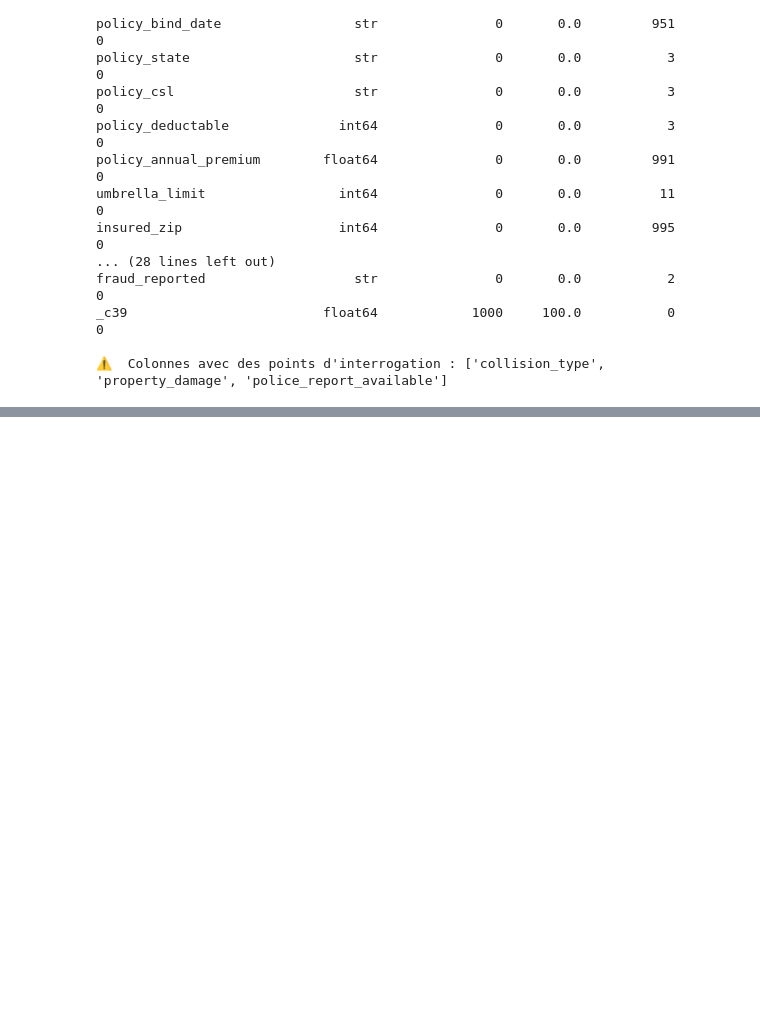
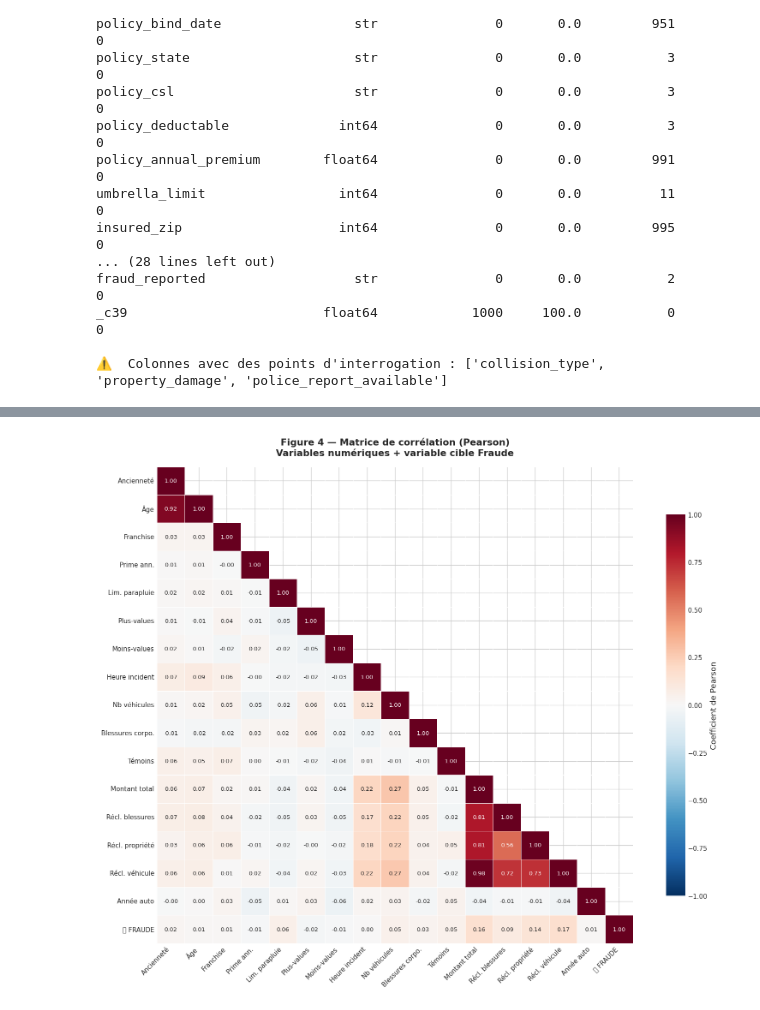
Before and after one commit to DataScientest-Studio/sep25cds_predisinistre, a Jupyter notebook: reports/Pre_Sinistre_Rendu1.ipynb, the cells around one changed output, grey strips where cells are left out. Drawn from its saved outputs; the diff is of its cells as text; code cells hidden in the pictures; blank space fills up the shorter version.

```diff
--- a/reports/Pre_Sinistre_Rendu1.ipynb
+++ b/reports/Pre_Sinistre_Rendu1.ipynb
@@ -183,0 +528,81 @@ _c39                         float64            1000     100.0           0
+# %%
+# ─────────────────────────────────────────────────────────────────
+# FIGURE 4 — Matrice de corrélation des variables numériques
+# ─────────────────────────────────────────────────────────────────
+#
+# OBJECTIF : identifier :
+#   1. Les paires de variables très corrélées (multicolinéarité)
+#      → on supprimera l'une des deux lors de la sélection de features
+#   2. La corrélation de chaque variable avec la cible 'fraud_bin'
+#      → variables les plus prédictives à conserver en priorité
+#
+# On trace seulement le triangle inférieur (masque upper) pour éviter
+# la redondance et améliorer la lisibilité.
+# ─────────────────────────────────────────────────────────────────
+
+# Sélectionner toutes les variables numériques + cible binaire
+num_cols_corr = ['months_as_customer', 'age', 'policy_deductable', 'policy_annual_premium',
+                 'umbrella_limit', 'capital-gains', 'capital-loss', 'incident_hour_of_the_day',
+                 'number_of_vehicles_involved', 'bodily_injuries', 'witnesses',
+                 'total_claim_amount', 'injury_claim', 'property_claim', 'vehicle_claim',
+                 'auto_year']
+
+# Créer variable binaire temporaire pour inclusion dans la heatmap
+df['fraud_bin'] = (df['fraud_reported'] == 'Y').astype(int)
+corr_cols = num_cols_corr + ['fraud_bin']
+
+# Calcul de la matrice de corrélation de Pearson
+corr_matrix = df[corr_cols].corr(method='pearson')
+
+# Renommage pour meilleure lisibilité dans la heatmap
+pretty_names = {
+    'months_as_customer': 'Ancienneté', 'age': 'Âge',
+    'policy_deductable': 'Franchise', 'policy_annual_premium': 'Prime ann.',
+    'umbrella_limit': 'Lim. parapluie', 'capital-gains': 'Plus-values',
+    'capital-loss': 'Moins-values', 'incident_hour_of_the_day': 'Heure incident',
+    'number_of_vehicles_involved': 'Nb véhicules', 'bodily_injuries': 'Blessures corpo.',
+    'witnesses': 'Témoins', 'total_claim_amount': 'Montant total',
+    'injury_claim': 'Récl. blessures', 'property_claim': 'Récl. propriété',
+    'vehicle_claim': 'Récl. véhicule', 'auto_year': 'Année auto',
+    'fraud_bin': '🎯 FRAUDE'
+}
+corr_matrix.index   = [pretty_names.get(c, c) for c in corr_matrix.index]
+corr_matrix.columns = [pretty_names.get(c, c) for c in corr_matrix.columns]
+
+# Masque : on n'affiche que le triangle inférieur
+mask = np.zeros_like(corr_matrix, dtype=bool)
+mask[np.triu_indices_from(mask, k=1)] = True
+
+fig, ax = plt.subplots(figsize=(14, 11))
+sns.heatmap(
+    corr_matrix, mask=mask, annot=True, fmt='.2f',
+    cmap='RdBu_r', center=0, vmin=-1, vmax=1,
+    ax=ax, square=True, linewidths=0.5,
+    annot_kws={'size': 8},
+    cbar_kws={'shrink': 0.8, 'label': 'Coefficient de Pearson'}
+)
+ax.set_title('Figure 4 — Matrice de corrélation (Pearson)\n'
+             'Variables numériques + variable cible Fraude',
+             fontsize=13, fontweight='bold', pad=15)
+ax.set_xticklabels(ax.get_xticklabels(), rotation=45, ha='right', fontsize=9)
+ax.set_yticklabels(ax.get_yticklabels(), rotation=0, fontsize=9)
+
+plt.tight_layout()
+plt.savefig('fig4_correlation_heatmap.png', dpi=150, bbox_inches='tight')
+plt.show()
+
+df.drop(columns=['fraud_bin'], inplace=True)
+
+# ── Corrélations avec la cible (tri décroissant) ────────────────
+print('─── Corrélations avec la variable cible (FRAUDE) ──────────')
+corr_with_target = corr_matrix['🎯 FRAUDE'].drop('🎯 FRAUDE').abs().sort_values(ascending=False)
+print(corr_with_target.round(3).to_string())
+print()
+print('─── Interprétation — Figure 4 ─────────────────────────────')
+print('  • Âge ↔ Ancienneté : corrélation r > 0.90 → MULTICOLINÉARITÉ')
+print('    → conserver "ancienneté" (plus informative métier) et supprimer "âge"')
+print('  • Réclamation totale ≈ somme des 3 sous-réclamations → cohérent')
+print('  • Corrélations avec FRAUDE : faibles individuellement (max ~0.15-0.20)')
+print('    → nécessité de combiner plusieurs features dans un modèle')
+# %% [output]
+[figure, added]
```
Also changed, not shown: parts of 11 cells of this notebook.
